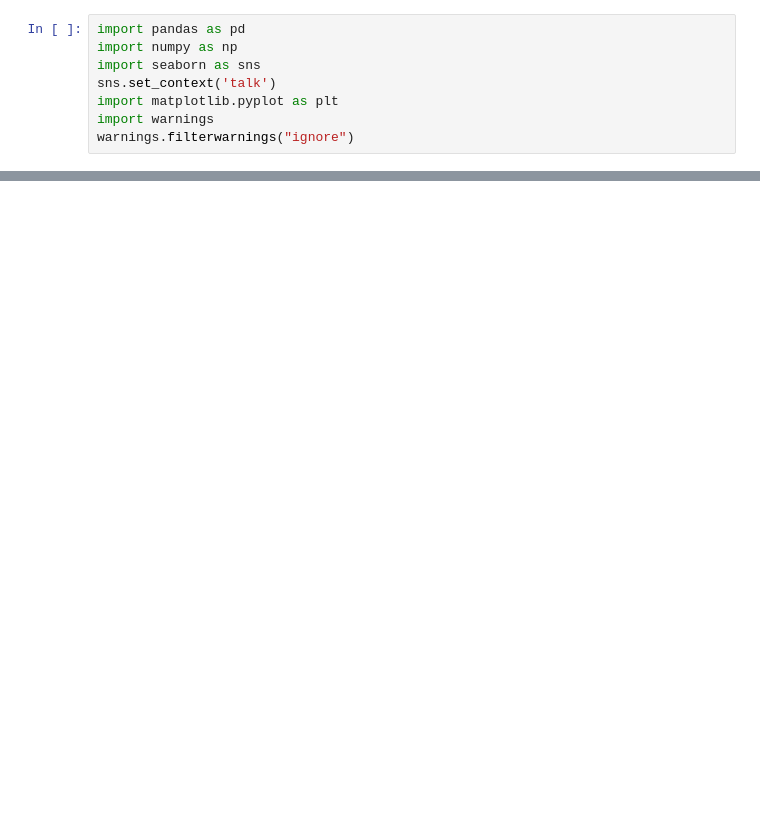
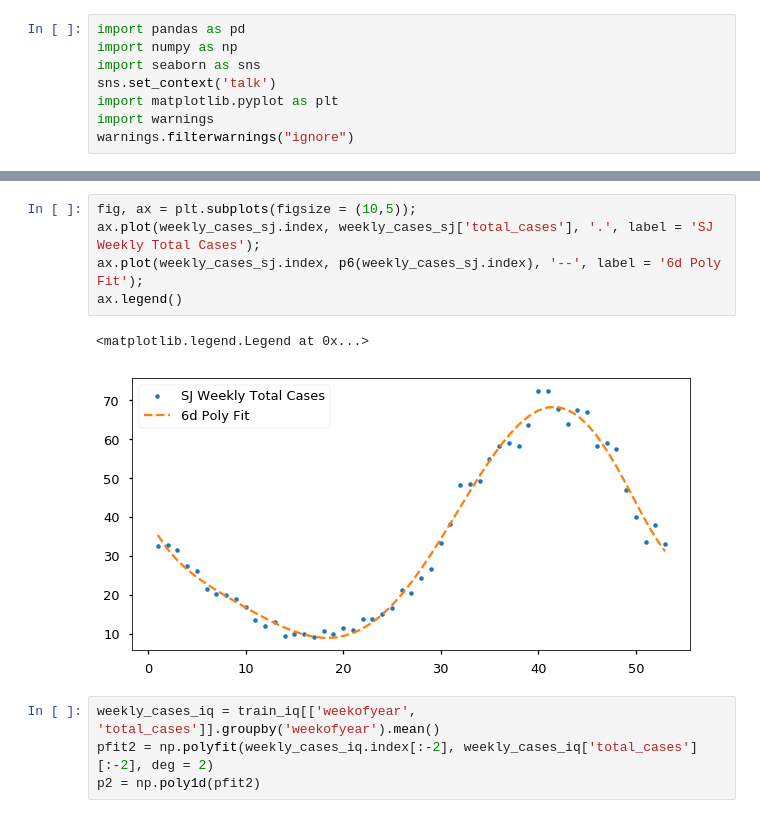
Before and after one commit to chrisgschon/DengAI, a Jupyter notebook: notebooks/Feature_Engineering.ipynb, the cells around one changed output, grey strips where cells are left out. Cells and saved outputs as stored; diff of their text form; blank space fills up the shorter version.

```diff
--- a/notebooks/Feature_Engineering.ipynb
+++ b/notebooks/Feature_Engineering.ipynb
@@ -27,0 +93,12 @@ warnings.filterwarnings("ignore")
+# %%
+fig, ax = plt.subplots(figsize = (10,5));
+ax.plot(weekly_cases_sj.index, weekly_cases_sj['total_cases'], '.', label = 'SJ Weekly Total Cases');
+ax.plot(weekly_cases_sj.index, p6(weekly_cases_sj.index), '--', label = '6d Poly Fit');
+ax.legend()
+# %% [output]
+<matplotlib.legend.Legend at 0x...>
+[figure, added]
+# %%
+weekly_cases_iq = train_iq[['weekofyear', 'total_cases']].groupby('weekofyear').mean()
+pfit2 = np.polyfit(weekly_cases_iq.index[:-2], weekly_cases_iq['total_cases'][:-2], deg = 2)
+p2 = np.poly1d(pfit2)
```
Also changed, not shown: parts of 34 cells of this notebook, 6 other files.
